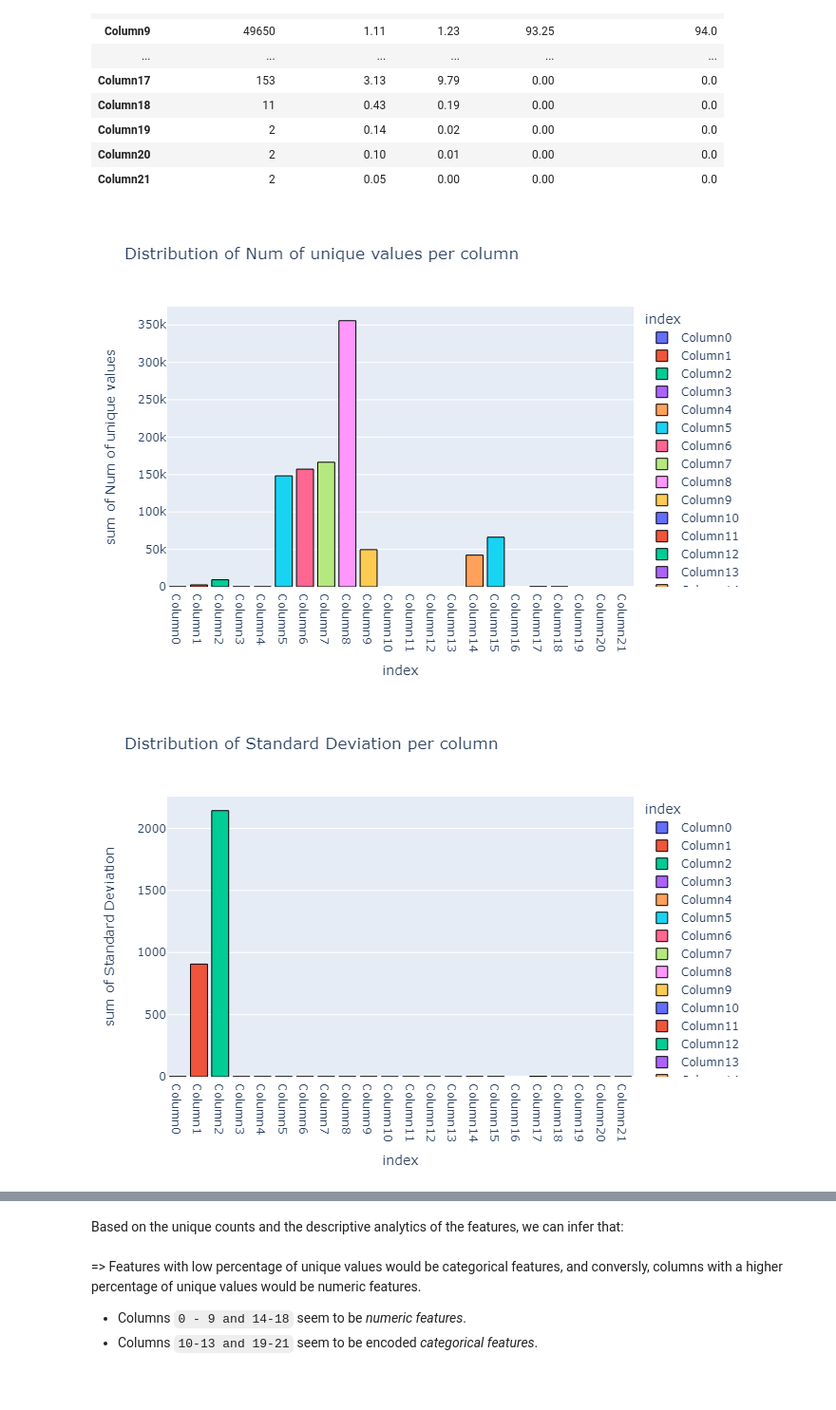
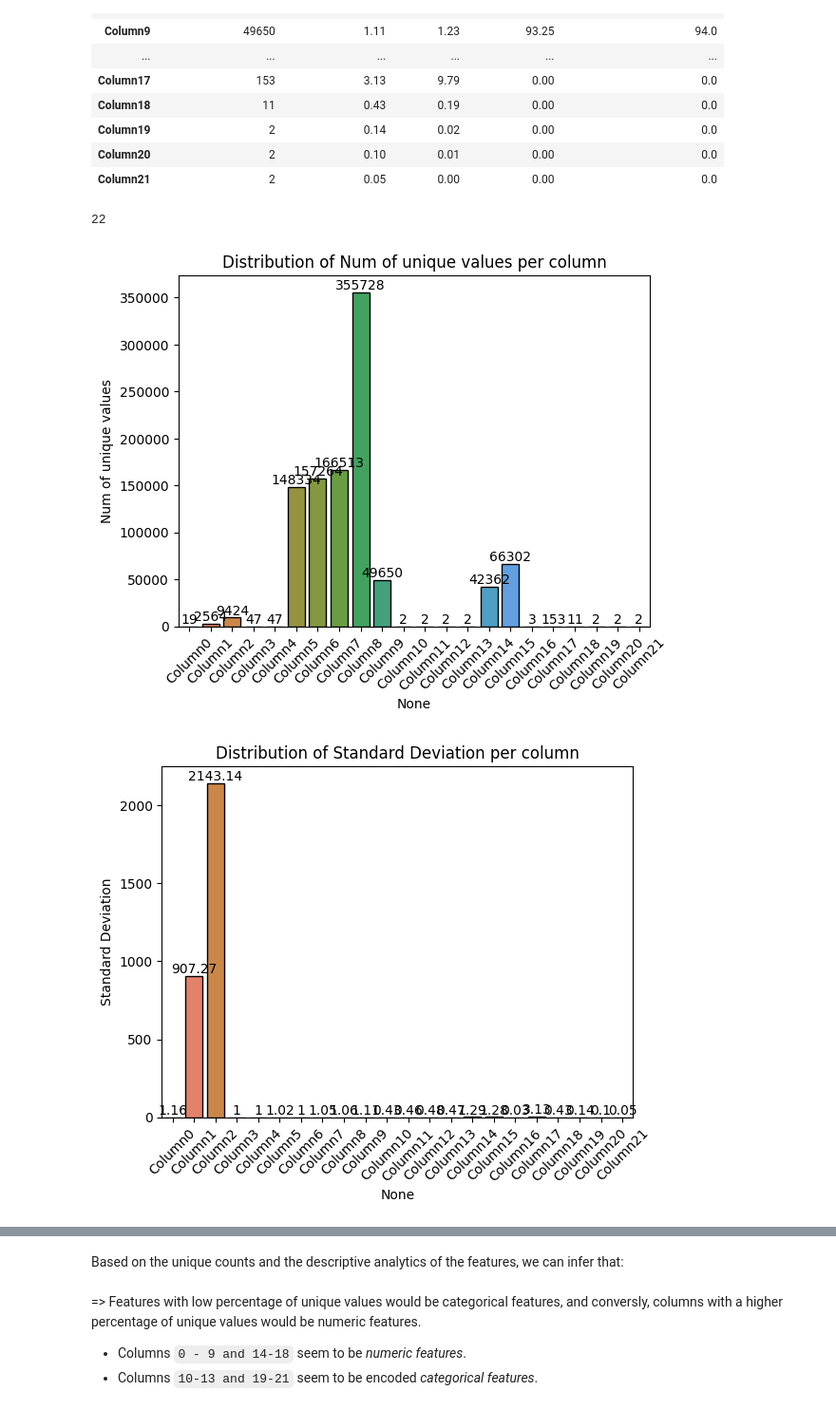
Before and after one commit to S84v/gst-analytics-hackathon, a Jupyter notebook: main.ipynb, the cells around one changed output, grey strips where cells are left out. Shown at 95% size. Saved outputs shown, nothing was run; the diff lists cells and outputs as text; code cells hidden in the pictures; blank space fills up the shorter version.

```diff
--- a/main.ipynb
+++ b/main.ipynb
@@ -153,15 +149,24 @@ traces = {
     'marker_line_width': 1,
      'marker_line_color': 'black'
 } # Parameters for visualizations
+# %%
+len(info_xtrain.index)
+# %% [output]
+22
 # %%
 for col in info_xtrain.columns:
-    fig = px.histogram(data_frame=info_xtrain,
-                       y = info_xtrain[col],
-                       x = info_xtrain.index,
-                       color = info_xtrain.index,
-                       title = f'Distribution of {col} per column')
-    fig.update_traces(**traces)
-    fig.show()
+    ax = sns.barplot(data = info_xtrain,
+                     y = info_xtrain[col],
+                     x = info_xtrain.index,
+                     hue = info_xtrain.index,
+                     linewidth = 1,
+                     edgecolor = 'black')
+    ax.set(title = f'Distribution of {col} per column')
+    for x in range(0, len(info_xtrain.index)):
+        ax.bar_label(ax.containers[x])
+
+    plt.xticks(rotation=45)
+    plt.show()
 # %% [output]
-[figure, old version]
+[figure, new version]
-[figure, old version]
+[figure, new version]
```
Also changed, not shown: parts of 6 cells of this notebook.
